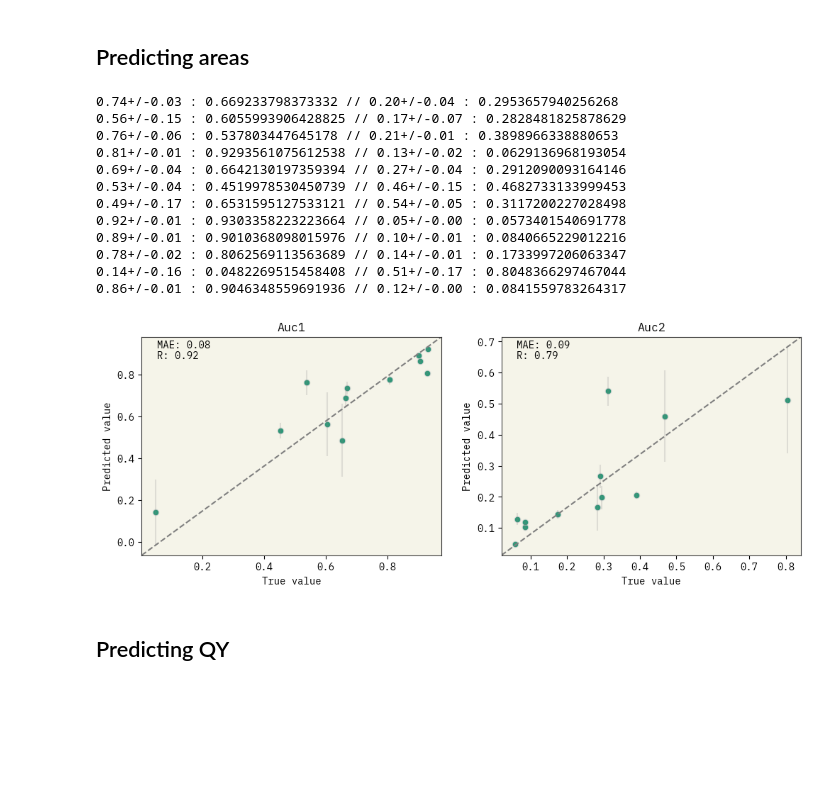
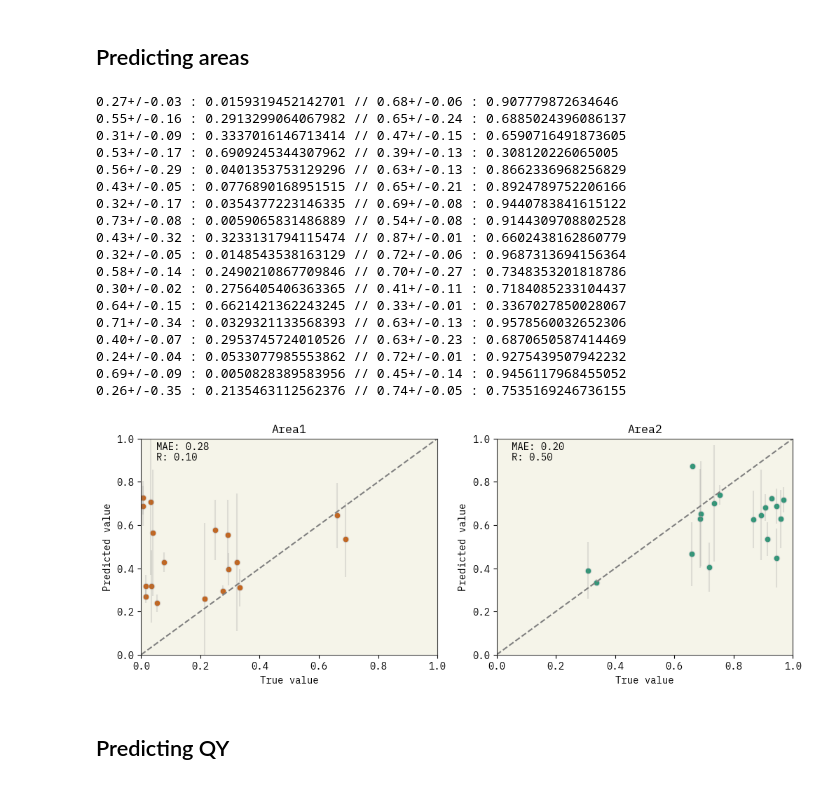
Before and after one commit to maykcaldas/BioNano-DOE, a Jupyter notebook: AgML/predict.ipynb, the cells around one changed output. Saved outputs shown, nothing was run; the diff lists cells and outputs as text; code cells hidden in the pictures; blank space fills up the shorter version.

```diff
--- a/AgML/predict.ipynb
+++ b/AgML/predict.ipynb
@@ -364,7 +377,7 @@ asktell_peak2 = bolift.AskTellFewShotTopk(
 )
 
 for i in train_indexes:
-    asktell_peak1.tell(df['prompt'][i], df['peak1'][i])
+    asktell_peak1.tell(df['Prompt'][i], df['Peak1'][i])
 
 for i in train_indexes:
-    asktell_peak2.tell(df['prompt'][i], df['peak2'][i])
+    asktell_peak2.tell(df['Prompt'][i], df['Peak2'][i])
@@ -376,9 +391,9 @@ yhat_2=[]
 y_1=[]
 y_2=[]
 for i in test_indexes:
-  yhat_1.append(asktell_peak1.predict(df['prompt'][i], system_message=system_message))
-  yhat_2.append(asktell_peak2.predict(df['prompt'][i], system_message=system_message))
-  y_1.append(df['peak1'][i])
-  y_2.append(df['peak2'][i])
-  print(f"{yhat_1[-1].mean():.2f}+/-{yhat_1[-1].std():.2f} : {df['peak1'][i]} // {yhat_2[-1].mean():.2f}+/-{yhat_2[-1].std():.2f} : {df['peak2'][i]}")
+  yhat_1.append(asktell_peak1.predict(df['Prompt'][i], system_message=system_message))
+  yhat_2.append(asktell_peak2.predict(df['Prompt'][i], system_message=system_message))
+  y_1.append(df['Peak1'][i])
+  y_2.append(df['Peak2'][i])
+  print(f"{yhat_1[-1].mean():.2f}+/-{yhat_1[-1].std():.2f} : {df['Peak1'][i]} // {yhat_2[-1].mean():.2f}+/-{yhat_2[-1].std():.2f} : {df['Peak2'][i]}")
 # %% [output]
@@ -466,10 +491,10 @@ asktell_auc2 = bolift.AskTellFewShotTopk(
 )
 
 for i in train_indexes:
-    asktell_auc1.tell(df['prompt'][i], df['auc1'][i])
+    asktell_auc1.tell(df['Prompt'][i], df['Area1'][i])
 
 for i in train_indexes:
-    asktell_auc2.tell(df['prompt'][i], df['auc2'][i])
+    asktell_auc2.tell(df['Prompt'][i], df['Area2'][i])
 # %%
 # system_message = "You are a bot that can accurately predict chemical and material properties from their synthesis and experimental procedures. Do not explain answers, just provide numerical predictions."
 
@@ -478,51 +503,61 @@ yhat_2=[]
 y_1=[]
 y_2=[]
 for i in test_indexes:
-  yhat_1.append(asktell_auc1.predict(df['prompt'][i], system_message=system_message))
-  yhat_2.append(asktell_auc2.predict(df['prompt'][i], system_message=system_message))
-  y_1.append(df['auc1'][i])
-  y_2.append(df['auc2'][i])
-  print(f"{yhat_1[-1].mean():.2f}+/-{yhat_1[-1].std():.2f} : {df['auc1'][i]} // {yhat_2[-1].mean():.2f}+/-{yhat_2[-1].std():.2f} : {df['auc2'][i]}")
+  yhat_1.append(asktell_auc1.predict(df['Prompt'][i], system_message=system_message))
+  yhat_2.append(asktell_auc2.predict(df['Prompt'][i], system_message=system_message))
+  y_1.append(df['Area1'][i])
+  y_2.append(df['Area2'][i])
+  print(f"{yhat_1[-1].mean():.2f}+/-{yhat_1[-1].std():.2f} : {df['Area1'][i]} // {yhat_2[-1].mean():.2f}+/-{yhat_2[-1].std():.2f} : {df['Area2'][i]}")
 # %% [output]
-0.74+/-0.03 : 0.669233798373332 // 0.20+/-0.04 : 0.2953657940256268
-0.56+/-0.15 : 0.6055993906428825 // 0.17+/-0.07 : 0.2828481825878629
-0.76+/-0.06 : 0.537803447645178 // 0.21+/-0.01 : 0.3898966338880653
-0.81+/-0.01 : 0.9293561075612538 // 0.13+/-0.02 : 0.0629136968193054
-0.69+/-0.04 : 0.6642130197359394 // 0.27+/-0.04 : 0.2912090093164146
-0.53+/-0.04 : 0.4519978530450739 // 0.46+/-0.15 : 0.4682733133999453
-0.49+/-0.17 : 0.6531595127533121 // 0.54+/-0.05 : 0.3117200227028498
-0.92+/-0.01 : 0.9303358223223664 // 0.05+/-0.00 : 0.0573401540691778
-0.89+/-0.01 : 0.9010368098015976 // 0.10+/-0.01 : 0.0840665229012216
-0.78+/-0.02 : 0.8062569113563689 // 0.14+/-0.01 : 0.1733997206063347
-0.14+/-0.16 : 0.0482269515458408 // 0.51+/-0.17 : 0.8048366297467044
-0.86+/-0.01 : 0.9046348559691936 // 0.12+/-0.00 : 0.0841559783264317
+0.27+/-0.03 : 0.0159319452142701 // 0.68+/-0.06 : 0.907779872634646
+0.55+/-0.16 : 0.2913299064067982 // 0.65+/-0.24 : 0.6885024396086137
+0.31+/-0.09 : 0.3337016146713414 // 0.47+/-0.15 : 0.6590716491873605
+0.53+/-0.17 : 0.6909245344307962 // 0.39+/-0.13 : 0.308120226065005
+0.56+/-0.29 : 0.0401353753129296 // 0.63+/-0.13 : 0.8662336968256829
+0.43+/-0.05 : 0.0776890168951515 // 0.65+/-0.21 : 0.8924789752206166
+0.32+/-0.17 : 0.0354377223146335 // 0.69+/-0.08 : 0.9440783841615122
+0.73+/-0.08 : 0.0059065831486889 // 0.54+/-0.08 : 0.9144309708802528
+0.43+/-0.32 : 0.3233131794115474 // 0.87+/-0.01 : 0.6602438162860779
+0.32+/-0.05 : 0.0148543538163129 // 0.72+/-0.06 : 0.9687313694156364
+0.58+/-0.14 : 0.2490210867709846 // 0.70+/-0.27 : 0.7348353201818786
+0.30+/-0.02 : 0.2756405406363365 // 0.41+/-0.11 : 0.7184085233104437
+0.64+/-0.15 : 0.6621421362243245 // 0.33+/-0.01 : 0.3367027850028067
+0.71+/-0.34 : 0.0329321133568393 // 0.63+/-0.13 : 0.9578560032652306
+0.40+/-0.07 : 0.2953745724010526 // 0.63+/-0.23 : 0.6870650587414469
+0.24+/-0.04 : 0.0533077985553862 // 0.72+/-0.01 : 0.9275439507942232
+0.69+/-0.09 : 0.0050828389583956 // 0.45+/-0.14 : 0.9456117968455052
+0.26+/-0.35 : 0.2135463112562376 // 0.74+/-0.05 : 0.7535169246736155
 # %%
 fig, axs = plt.subplots(1, 2, figsize=(12, 4))
 
 mae = lambda a, b: np.mean(np.abs(a - b))
 rmse = lambda a, b: np.sqrt(np.mean((a - b)**2))
 
-axs[0].set_title("Auc1")
-sns.scatterplot(x=y_1, y=[yi.mean() for yi in yhat_1], ax=axs[0])
+axs[0].set_title("Area1")
+sns.scatterplot(x=y_1, y=[yi.mean() for yi in yhat_1], ax=axs[0], color='C1')
 axs[0].set_xlabel("True value")
 axs[0].set_ylabel("Predicted value")
 axs[0].plot([0, 1], [0, 1], transform=axs[0].transAxes, ls="--", color="gray")
 axs[0].errorbar(x=y_1, y=[yi.mean() for yi in yhat_1], yerr=[yi.std() for yi in yhat_1], fmt='o', color='gray', alpha=0.2)
 axs[0].text(0.05, 0.95, f"MAE: {mae(np.array(y_1), np.array([yi.mean() for yi in yhat_1])):.2f}", transform=axs[0].transAxes)
 axs[0].text(0.05, 0.90, f"R: {np.corrcoef(y_1, [yi.mean() for yi in yhat_1])[0, 1]:.2f}", transform=axs[0].transAxes)
+axs[0].set_xlim(0, 1)
+axs[0].set_ylim(0, 1)
 
-axs[1].set_title("Auc2")
-sns.scatterplot(x=y_2, y=[yi.mean() for yi in yhat_2], ax=axs[1])
+axs[1].set_title("Area2")
+sns.scatterplot(x=y_2, y=[yi.mean() for yi in yhat_2], ax=axs[1], color='C0')
 axs[1].set_xlabel("True value")
 axs[1].set_ylabel("Predicted value")
 axs[1].plot([0, 1], [0, 1], transform=axs[1].transAxes, ls="--", color="gray")
 axs[1].errorbar(x=y_2, y=[yi.mean() for yi in yhat_2], yerr=[yi.std() for yi in yhat_2], fmt='o', color='gray', alpha=0.2)
 axs[1].text(0.05, 0.95, f"MAE: {mae(np.array(y_2), np.array([yi.mean() for yi in yhat_2])):.2f}", transform=axs[1].transAxes)
 axs[1].text(0.05, 0.90, f"R: {np.corrcoef(y_2, [yi.mean() for yi in yhat_2])[0, 1]:.2f}", transform=axs[1].transAxes)
+axs[1].set_xlim(0, 1)
+axs[1].set_ylim(0, 1)
 
 plt.show()
 # %% [output]
-[figure, old version]
+[figure, new version]
 # %% [markdown]
 ## Predicting QY
 # %%
```
Also changed, not shown: parts of 22 cells of this notebook, 16 other files.
